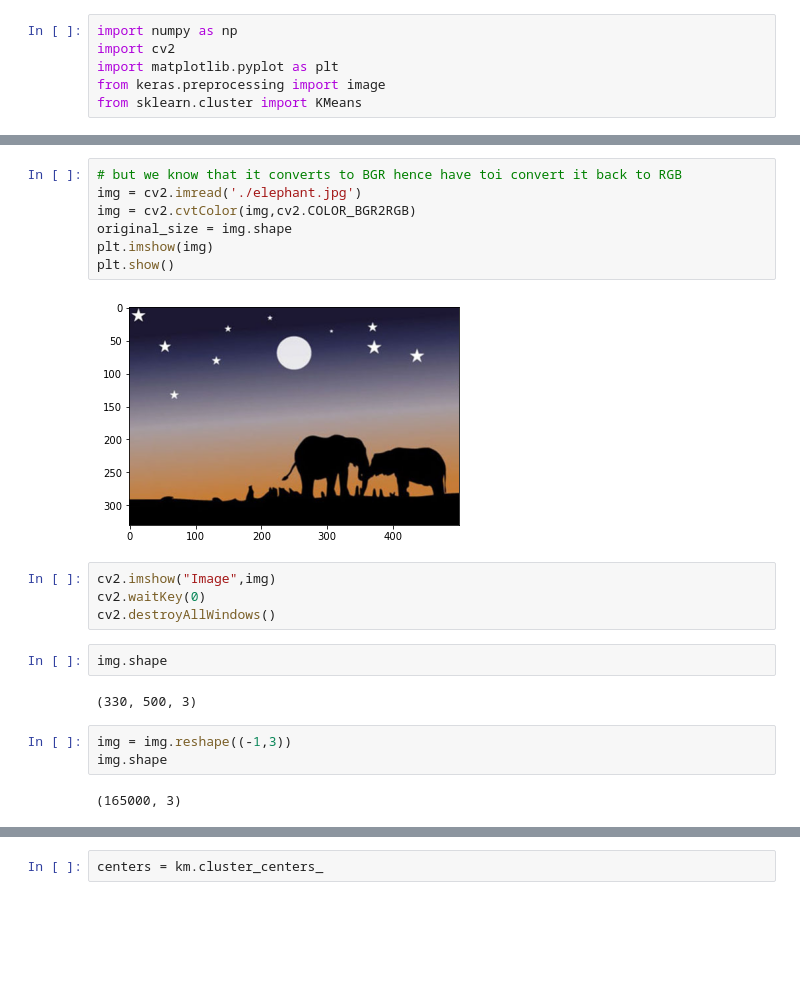
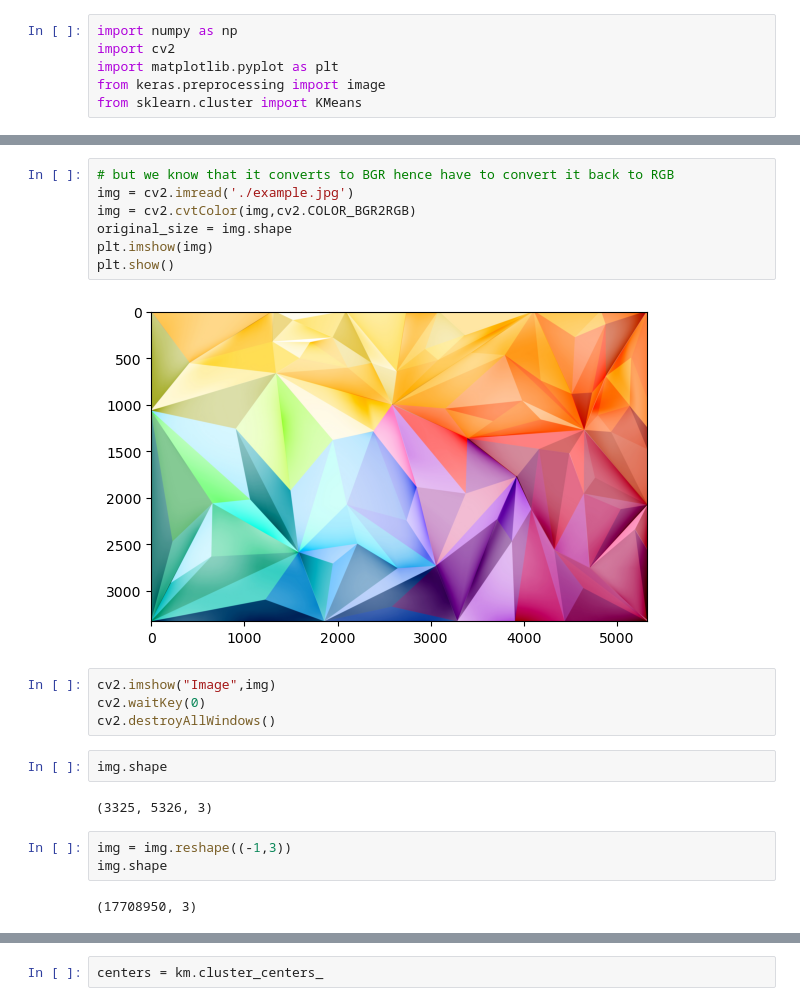
Before and after one commit to Saumitra11/K-Dominant-Colors, a Jupyter notebook: K Dominant Colors.ipynb, the cells around one changed output, grey strips where cells are left out. Cells and saved outputs as stored; diff of their text form; blank space fills up the shorter version.

```diff
--- a/K Dominant Colors.ipynb
+++ b/K Dominant Colors.ipynb
@@ -31,12 +31,12 @@ imgg.shape
 # %%
-# but we know that it converts to BGR hence have toi convert it back to RGB
-img = cv2.imread('./elephant.jpg')
+# but we know that it converts to BGR hence have to convert it back to RGB
+img = cv2.imread('./example.jpg')
 img = cv2.cvtColor(img,cv2.COLOR_BGR2RGB)
 original_size = img.shape
 plt.imshow(img)
 plt.show()
 # %% [output]
-[figure, old version]
+[figure, new version]
 # %%
 cv2.imshow("Image",img)
 cv2.waitKey(0)
@@ -44,11 +44,11 @@ cv2.destroyAllWindows()
 # %%
 img.shape
 # %% [output]
-(330, 500, 3)
+(3325, 5326, 3)
 # %%
 img = img.reshape((-1,3))
 img.shape
 # %% [output]
-(165000, 3)
+(17708950, 3)
 # %%
 dominant_colors = 5
```
Also changed, not shown: parts of 16 cells of this notebook, 1 other file.
